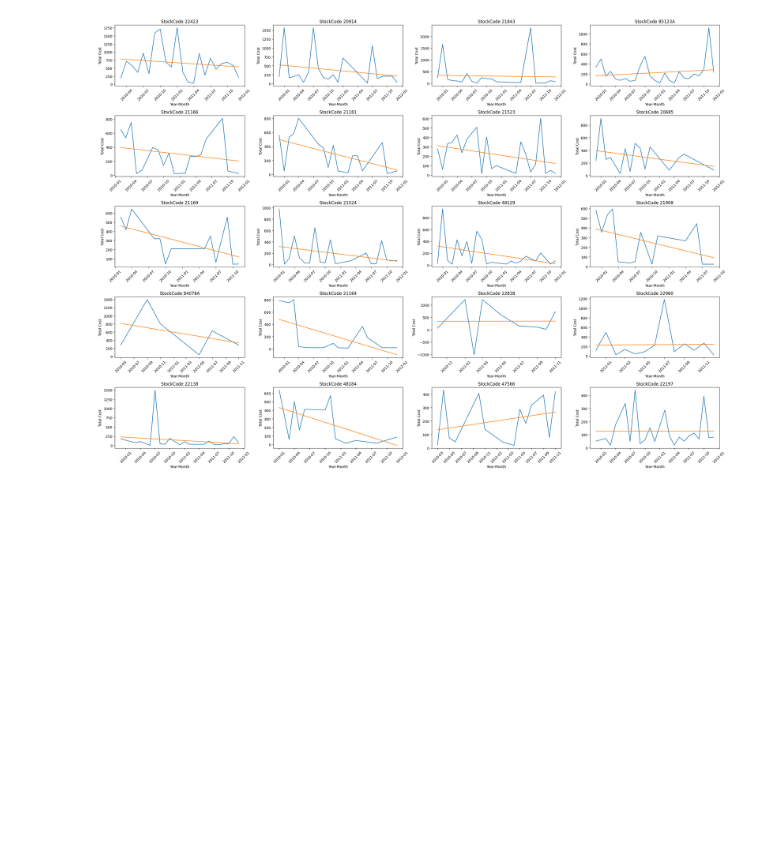
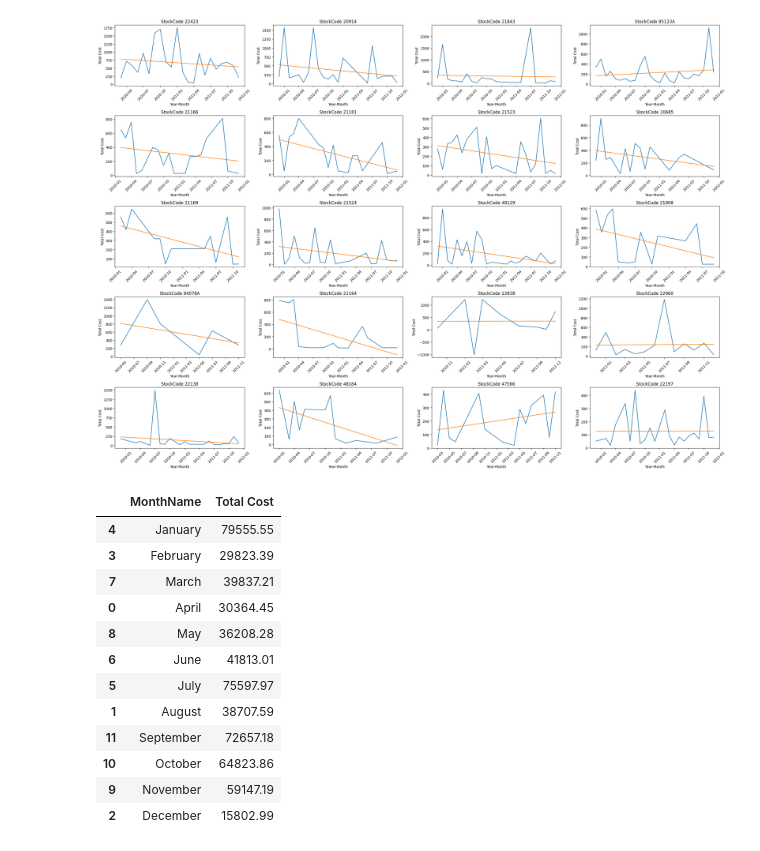
Before and after one commit to Ri-Dearg/ca2-market-retail, a Jupyter notebook: ca2-market-retail.ipynb, the cells around one changed output. Cells and saved outputs as stored; diff of their text form; code cells hidden in the pictures; blank space fills up the shorter version.

```diff
--- a/ca2-market-retail.ipynb
+++ b/ca2-market-retail.ipynb
@@ -547,3 +547,42 @@ plt.tight_layout()
 plt.show()
 # %% [output]
 [figure]
+# %%
+df_2010_2011 = clean_data_v2[
+    clean_data_v2["InvoiceDate"].dt.year.isin([2010, 2011])
+].copy()
+
+month_order = [
+    "January","February","March","April","May","June",
+    "July","August","September","October","November","December"
+]
+
+sales_by_month_2010_2011 = (
+    df_2010_2011
+    .groupby("MonthName", as_index=False)["Total Cost"]
+    .sum()
+)
+
+sales_by_month_2010_2011["MonthName"] = pd.Categorical(
+    sales_by_month_2010_2011["MonthName"],
+    categories=month_order,
+    ordered=True
+)
+
+sales_by_month_2010_2011 = sales_by_month_2010_2011.sort_values("MonthName")
+
+sales_by_month_2010_2011
+# %% [output]
+|  | MonthName | Total Cost |
+| 4 | January | 79555.55 |
+| 3 | February | 29823.39 |
+| 7 | March | 39837.21 |
+| 0 | April | 30364.45 |
+| 8 | May | 36208.28 |
+| 6 | June | 41813.01 |
+| 5 | July | 75597.97 |
+| 1 | August | 38707.59 |
+| 11 | September | 72657.18 |
+| 10 | October | 64823.86 |
+| 9 | November | 59147.19 |
+| 2 | December | 15802.99 |
```
Also changed, not shown: parts of 1 cell of this notebook.
